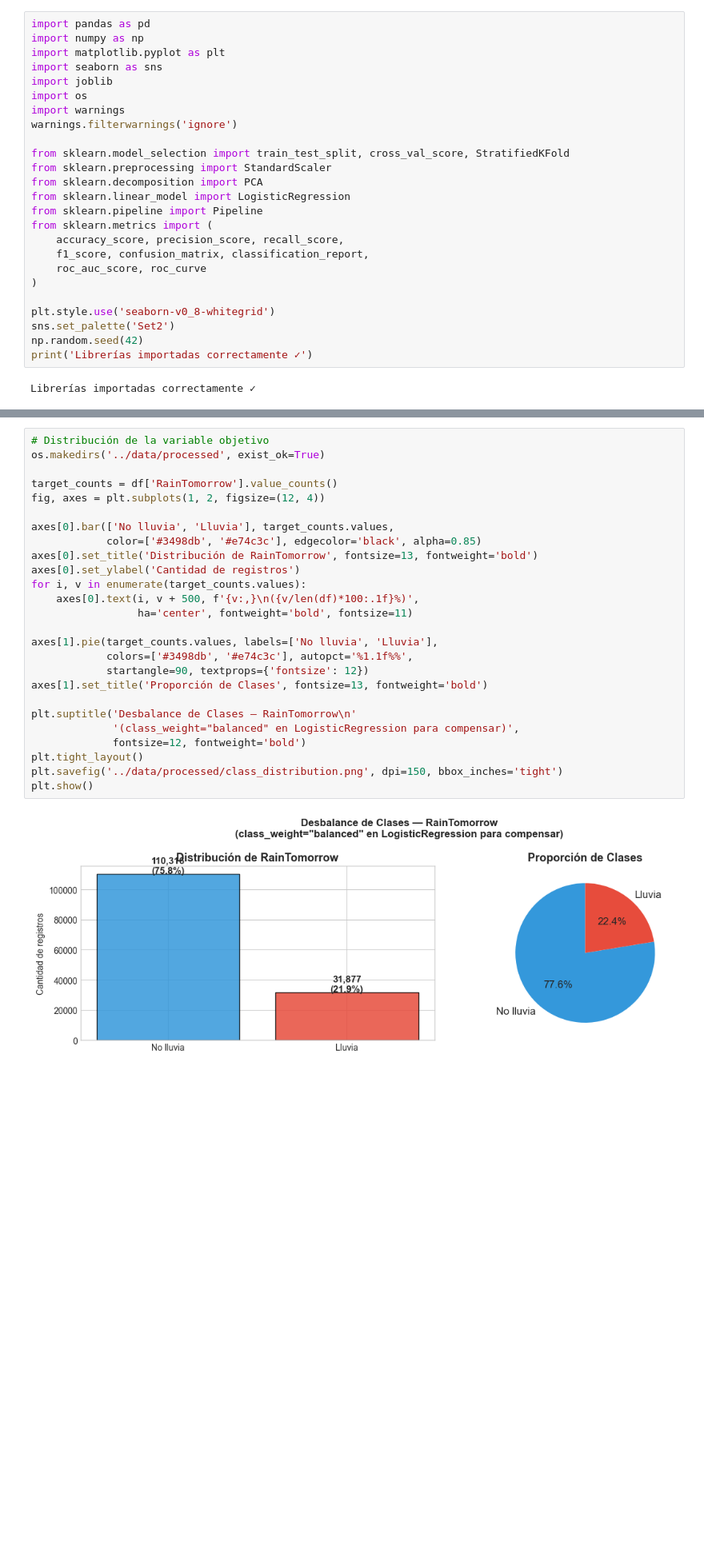
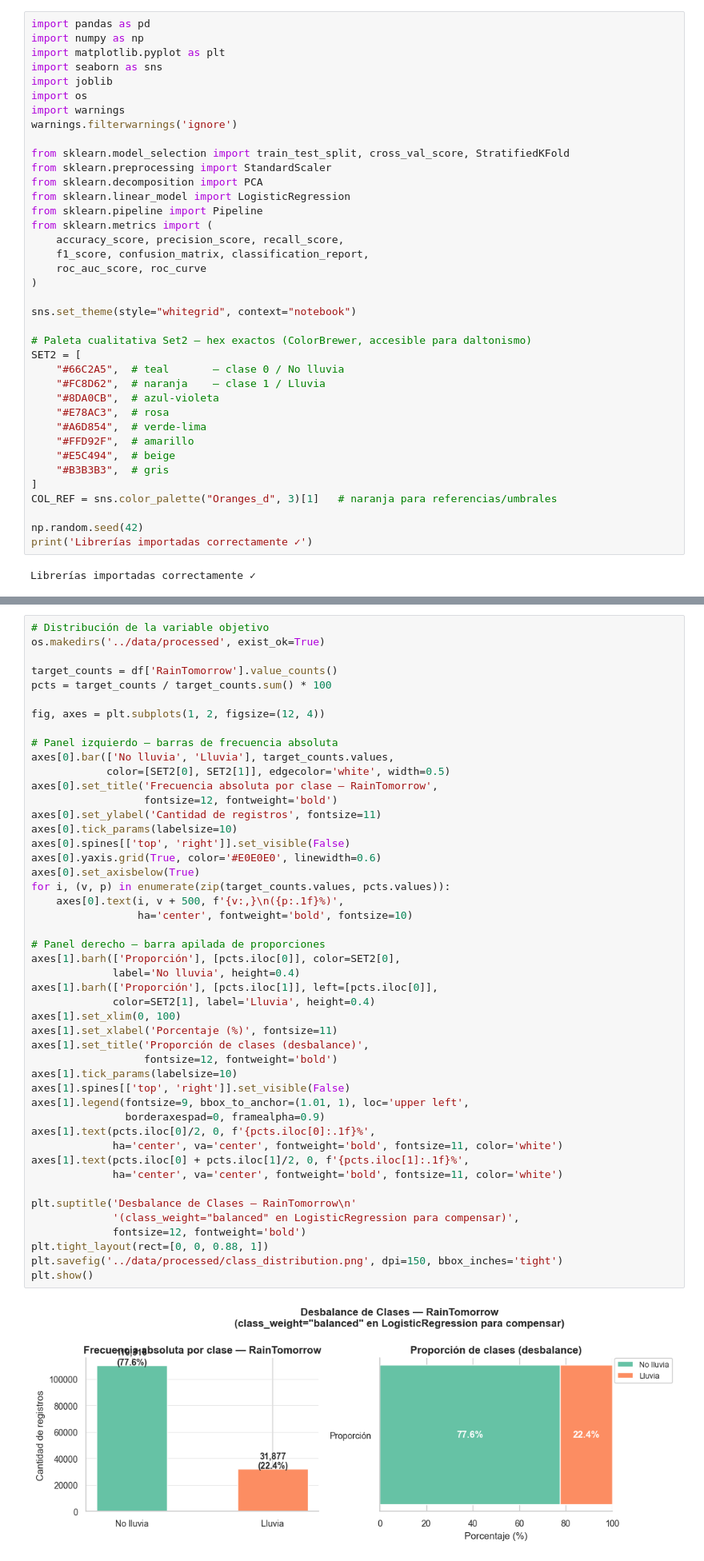
Before and after one commit to blinaresv/pca-lluvia-australia, a Jupyter notebook: notebooks/01_training.ipynb, the cells around one changed output, grey strips where cells are left out. Shown at 80% size. Saved outputs shown, nothing was run; the diff lists cells and outputs as text; blank space fills up the shorter version.

```diff
--- a/notebooks/01_training.ipynb
+++ b/notebooks/01_training.ipynb
@@ -110,8 +110,21 @@ from sklearn.metrics import (
     roc_auc_score, roc_curve
 )
 
-plt.style.use('seaborn-v0_8-whitegrid')
-sns.set_palette('Set2')
+sns.set_theme(style="whitegrid", context="notebook")
+
+# Paleta cualitativa Set2 — hex exactos (ColorBrewer, accesible para daltonismo)
+SET2 = [
+    "#66C2A5",  # teal       — clase 0 / No lluvia
+    "#FC8D62",  # naranja    — clase 1 / Lluvia
+    "#8DA0CB",  # azul-violeta
+    "#E78AC3",  # rosa
+    "#A6D854",  # verde-lima
+    "#FFD92F",  # amarillo
+    "#E5C494",  # beige
+    "#B3B3B3",  # gris
+]
+COL_REF = sns.color_palette("Oranges_d", 3)[1]   # naranja para referencias/umbrales
+
 np.random.seed(42)
 print('Librerías importadas correctamente ✓')
 # %% [output]
@@ -178,31 +191,52 @@ MaxTemp         1261         0.87
 # %%
 # Distribución de la variable objetivo
 os.makedirs('../data/processed', exist_ok=True)
 
 target_counts = df['RainTomorrow'].value_counts()
+pcts = target_counts / target_counts.sum() * 100
+
 fig, axes = plt.subplots(1, 2, figsize=(12, 4))
 
+# Panel izquierdo — barras de frecuencia absoluta
 axes[0].bar(['No lluvia', 'Lluvia'], target_counts.values,
-            color=['#3498db', '#e74c3c'], edgecolor='black', alpha=0.85)
-axes[0].set_title('Distribución de RainTomorrow', fontsize=13, fontweight='bold')
-axes[0].set_ylabel('Cantidad de registros')
-for i, v in enumerate(target_counts.values):
-    axes[0].text(i, v + 500, f'{v:,}\n({v/len(df)*100:.1f}%)',
-                 ha='center', fontweight='bold', fontsize=11)
+            color=[SET2[0], SET2[1]], edgecolor='white', width=0.5)
+axes[0].set_title('Frecuencia absoluta por clase — RainTomorrow',
+                  fontsize=12, fontweight='bold')
+axes[0].set_ylabel('Cantidad de registros', fontsize=11)
+axes[0].tick_params(labelsize=10)
+axes[0].spines[['top', 'right']].set_visible(False)
+axes[0].yaxis.grid(True, color='#E0E0E0', linewidth=0.6)
+axes[0].set_axisbelow(True)
+for i, (v, p) in enumerate(zip(target_counts.values, pcts.values)):
+    axes[0].text(i, v + 500, f'{v:,}\n({p:.1f}%)',
+                 ha='center', fontweight='bold', fontsize=10)
 
-axes[1].pie(target_counts.values, labels=['No lluvia', 'Lluvia'],
-            colors=['#3498db', '#e74c3c'], autopct='%1.1f%%',
-            startangle=90, textprops={'fontsize': 12})
-axes[1].set_title('Proporción de Clases', fontsize=13, fontweight='bold')
+# Panel derecho — barra apilada de proporciones
+axes[1].barh(['Proporción'], [pcts.iloc[0]], color=SET2[0],
+             label='No lluvia', height=0.4)
+axes[1].barh(['Proporción'], [pcts.iloc[1]], left=[pcts.iloc[0]],
+             color=SET2[1], label='Lluvia', height=0.4)
+axes[1].set_xlim(0, 100)
+axes[1].set_xlabel('Porcentaje (%)', fontsize=11)
+axes[1].set_title('Proporción de clases (desbalance)',
+                  fontsize=12, fontweight='bold')
+axes[1].tick_params(labelsize=10)
+axes[1].spines[['top', 'right']].set_visible(False)
+axes[1].legend(fontsize=9, bbox_to_anchor=(1.01, 1), loc='upper left',
+               borderaxespad=0, framealpha=0.9)
+axes[1].text(pcts.iloc[0]/2, 0, f'{pcts.iloc[0]:.1f}%',
+             ha='center', va='center', fontweight='bold', fontsize=11, color='white')
+axes[1].text(pcts.iloc[0] + pcts.iloc[1]/2, 0, f'{pcts.iloc[1]:.1f}%',
+             ha='center', va='center', fontweight='bold', fontsize=11, color='white')
 
 plt.suptitle('Desbalance de Clases — RainTomorrow\n'
              '(class_weight="balanced" en LogisticRegression para compensar)',
              fontsize=12, fontweight='bold')
-plt.tight_layout()
+plt.tight_layout(rect=[0, 0, 0.88, 1])
 plt.savefig('../data/processed/class_distribution.png', dpi=150, bbox_inches='tight')
 plt.show()
 # %% [output]
-[figure, old version]
+[figure, new version]
 # %%
 # Distribuciones de variables numéricas por clase
 NUM_FEATURES = ['MinTemp', 'MaxTemp', 'Rainfall', 'Humidity9am', 'Humidity3pm',
```
Also changed, not shown: parts of 8 cells of this notebook, 9 other files.
